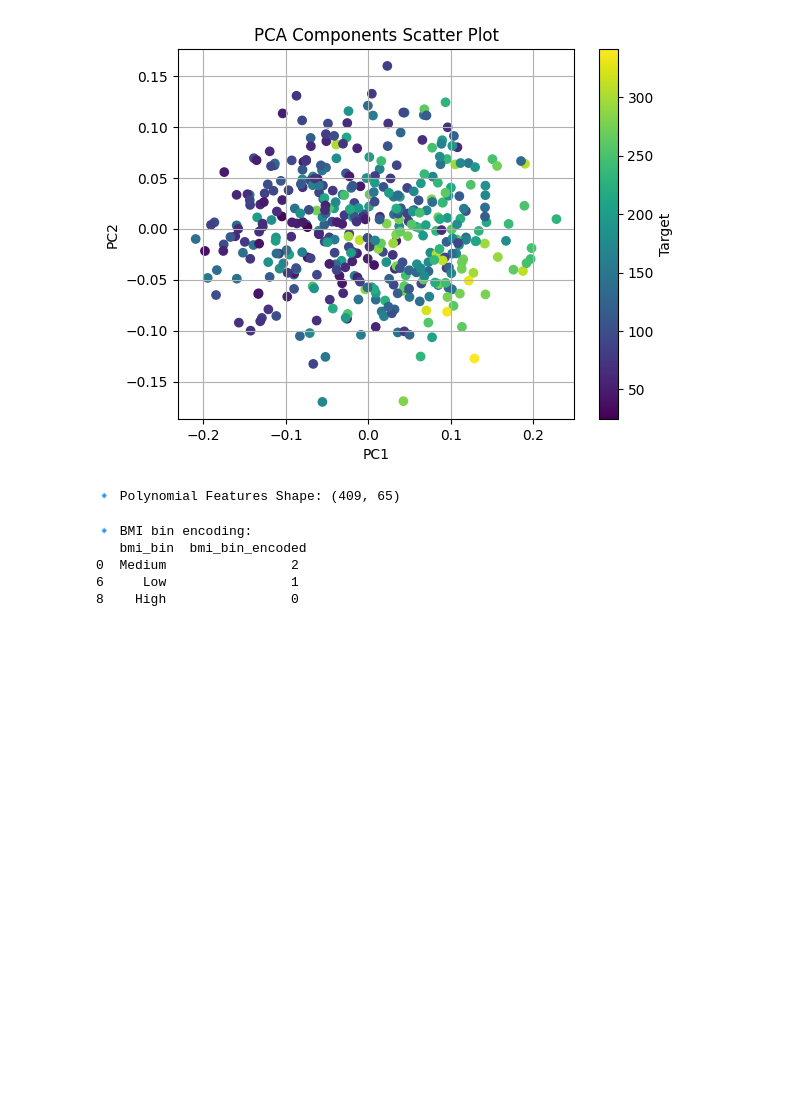
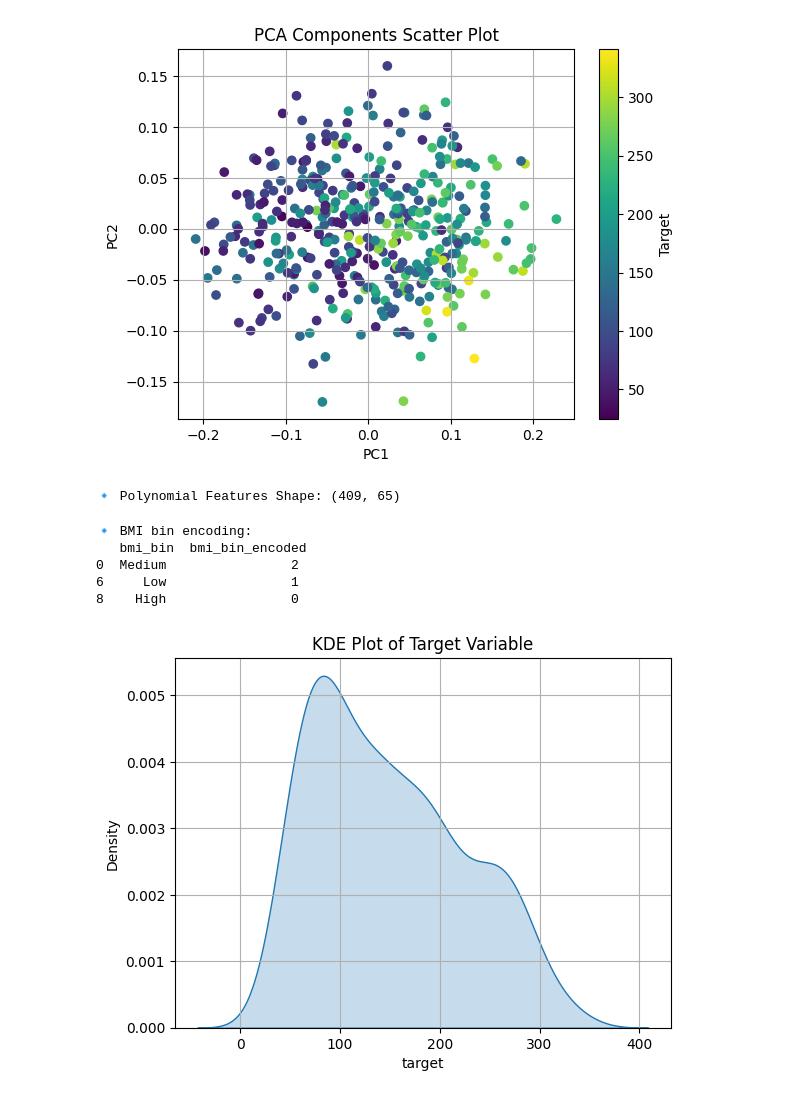
Before and after one commit to kk23mm14-source/pynotes-kranti, a Jupyter notebook: notebooks/kranti/sample.ipynb, the cells around one changed output. Drawn from its saved outputs; the diff is of its cells as text; code cells hidden in the pictures; blank space fills up the shorter version.

```diff
--- a/notebooks/kranti/sample.ipynb
+++ b/notebooks/kranti/sample.ipynb
@@ -215,3 +215,11 @@ print("🔹 BMI bin encoding:\n", df[['bmi_bin', 'bmi_bin_encoded']].drop_duplic
 0  Medium                2
 6     Low                1
 8    High                0
+# %%
+import seaborn as sns
+sns.kdeplot(df['target'], fill=True)
+plt.title("KDE Plot of Target Variable")
+plt.grid(True)
+plt.show()
+# %% [output]
+[figure, added]
```
Also changed, not shown: parts of 1 cell of this notebook, 7 other files.
